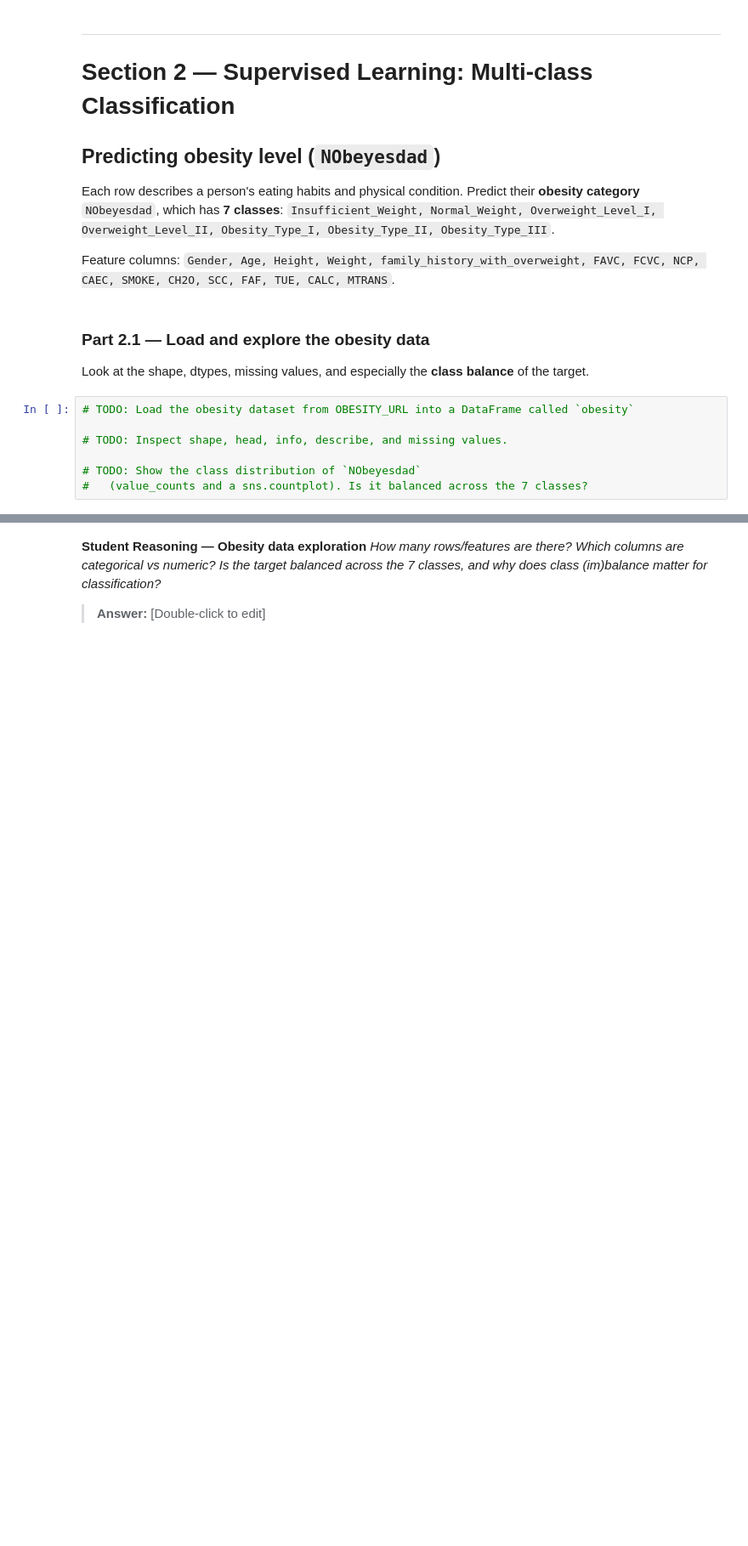
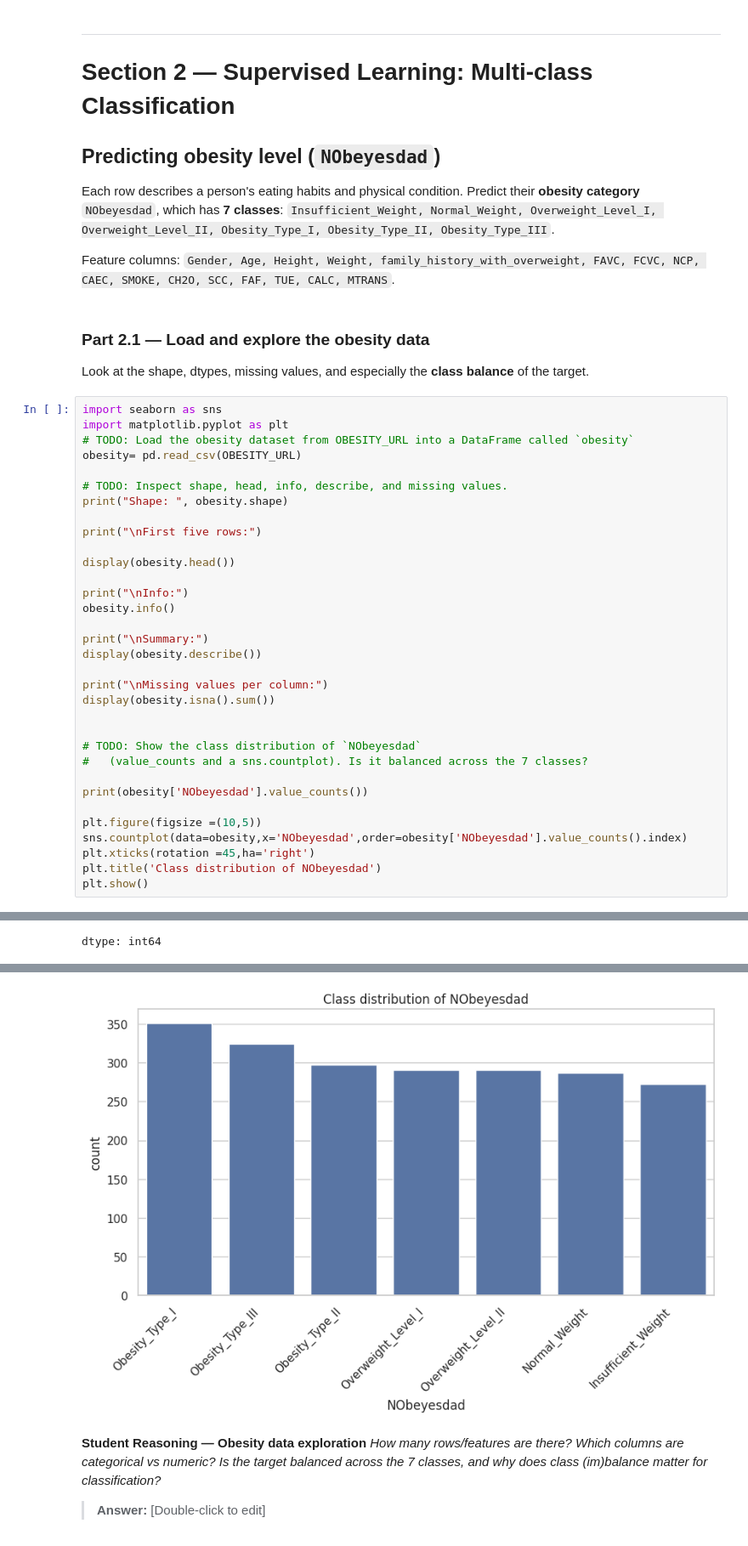
Before and after one commit to Jay-Ewura/lab-2-predictive-analytics, a Jupyter notebook: Lab2/lab_2_predictive_analytics.ipynb, the cells around one changed output, grey strips where cells are left out. Shown at 85% size. Drawn from its saved outputs; the diff is of its cells as text; blank space fills up the shorter version.

```diff
--- a/Lab2/lab_2_predictive_analytics.ipynb
+++ b/Lab2/lab_2_predictive_analytics.ipynb
@@ -343,9 +395,36 @@ CAEC, SMOKE, CH2O, SCC, FAF, TUE, CALC, MTRANS`.
 ### Part 2.1 — Load and explore the obesity data
 Look at the shape, dtypes, missing values, and especially the **class balance** of the target.
 # %%
+import seaborn as sns
+import matplotlib.pyplot as plt
 # TODO: Load the obesity dataset from OBESITY_URL into a DataFrame called `obesity`
+obesity= pd.read_csv(OBESITY_URL)
 
 # TODO: Inspect shape, head, info, describe, and missing values.
+print("Shape: ", obesity.shape)
+
+print("\nFirst five rows:")
+
+display(obesity.head())
+
+print("\nInfo:")
+obesity.info()
+
+print("\nSummary:")
+display(obesity.describe())
+
+print("\nMissing values per column:")
+display(obesity.isna().sum())
+
 
 # TODO: Show the class distribution of `NObeyesdad`
 #   (value_counts and a sns.countplot). Is it balanced across the 7 classes?
+
+print(obesity['NObeyesdad'].value_counts())
+
+plt.figure(figsize =(10,5))
+sns.countplot(data=obesity,x='NObeyesdad',order=obesity['NObeyesdad'].value_counts().index)
+plt.xticks(rotation =45,ha='right')
+plt.title('Class distribution of NObeyesdad')
+plt.show()
+# %% [output]
@@ -351,0 +485 @@ Look at the shape, dtypes, missing values, and especially the **class balance**
+dtype: int64
@@ -352,3 +495,4 @@ Look at the shape, dtypes, missing values, and especially the **class balance**
+[figure, added]
 # %% [markdown]
 **Student Reasoning — Obesity data exploration**
 *How many rows/features are there? Which columns are categorical vs numeric? Is the target
```
Also changed, not shown: parts of 8 cells of this notebook.
